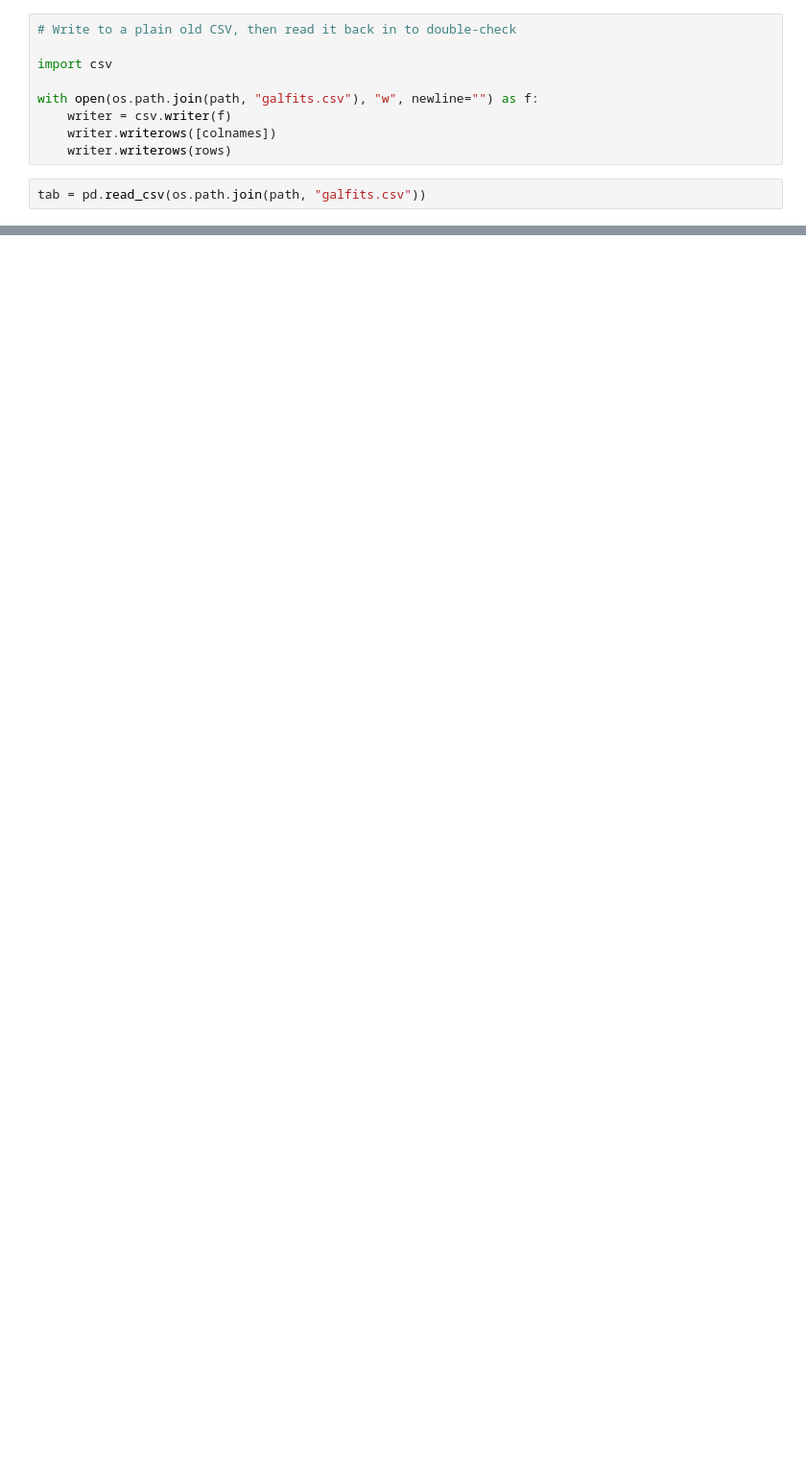
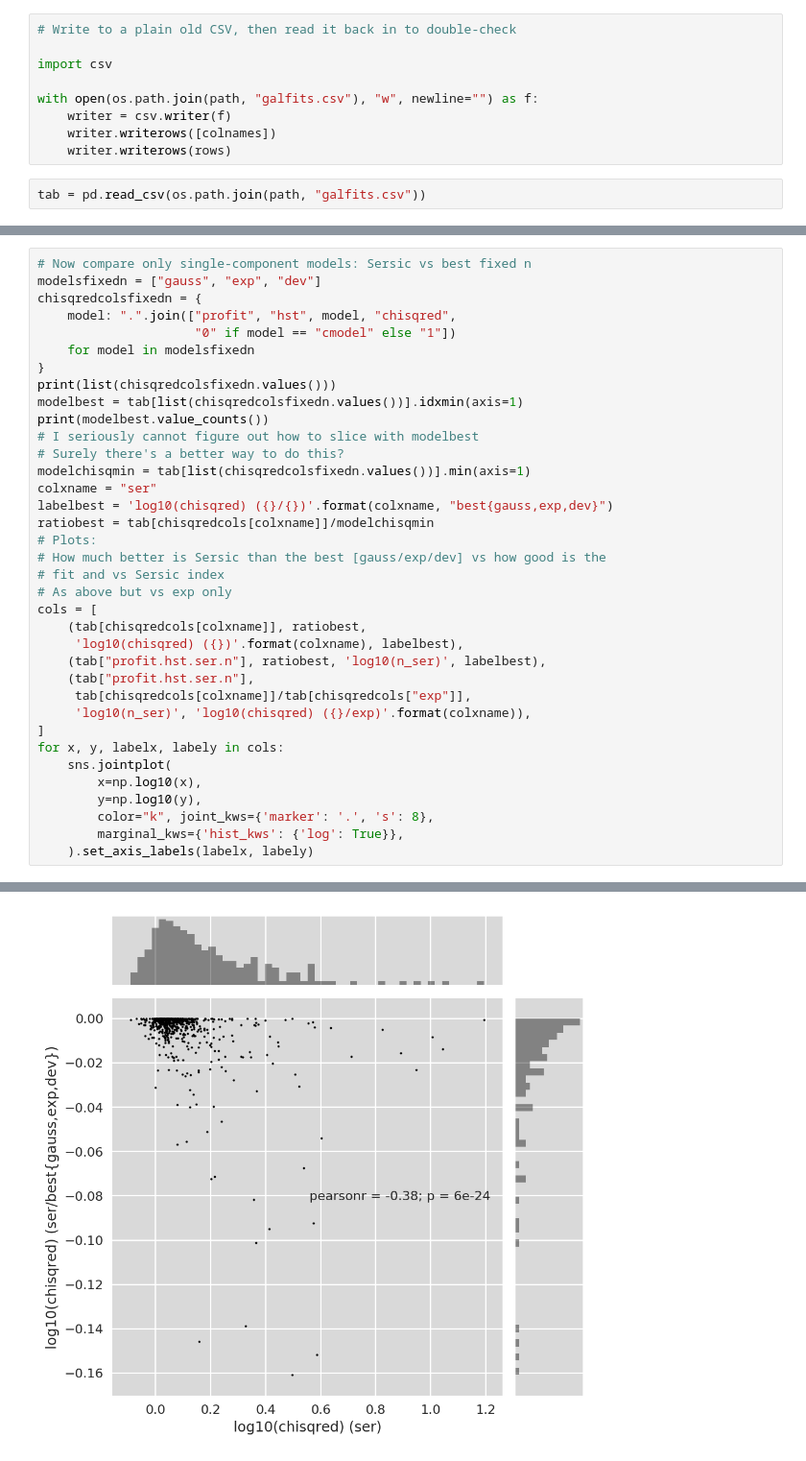
Before and after one commit to lsst-dm/modelling_research, a Jupyter notebook: jupyternotebooks/cosmos_hst_analysis.ipynb, the cells around one changed output, grey strips where cells are left out. Shown at 96% size. Drawn from its saved outputs; the diff is of its cells as text; blank space fills up the shorter version.

```diff
--- a/jupyternotebooks/cosmos_hst_analysis.ipynb
+++ b/jupyternotebooks/cosmos_hst_analysis.ipynb
@@ -266,0 +270,37 @@ dtype: int64
+# %%
+# Now compare only single-component models: Sersic vs best fixed n
+modelsfixedn = ["gauss", "exp", "dev"]
+chisqredcolsfixedn = {
+    model: ".".join(["profit", "hst", model, "chisqred",
+                     "0" if model == "cmodel" else "1"])
+    for model in modelsfixedn
+}
+print(list(chisqredcolsfixedn.values()))
+modelbest = tab[list(chisqredcolsfixedn.values())].idxmin(axis=1)
+print(modelbest.value_counts())
+# I seriously cannot figure out how to slice with modelbest
+# Surely there's a better way to do this?
+modelchisqmin = tab[list(chisqredcolsfixedn.values())].min(axis=1)
+colxname = "ser"
+labelbest = 'log10(chisqred) ({}/{})'.format(colxname, "best{gauss,exp,dev}")
+ratiobest = tab[chisqredcols[colxname]]/modelchisqmin
+# Plots:
+# How much better is Sersic than the best [gauss/exp/dev] vs how good is the
+# fit and vs Sersic index
+# As above but vs exp only
+cols = [
+    (tab[chisqredcols[colxname]], ratiobest,
+     'log10(chisqred) ({})'.format(colxname), labelbest),
+    (tab["profit.hst.ser.n"], ratiobest, 'log10(n_ser)', labelbest),
+    (tab["profit.hst.ser.n"],
+     tab[chisqredcols[colxname]]/tab[chisqredcols["exp"]],
+     'log10(n_ser)', 'log10(chisqred) ({}/exp)'.format(colxname)),
+]
+for x, y, labelx, labely in cols:
+    sns.jointplot(
+        x=np.log10(x),
+        y=np.log10(y),
+        color="k", joint_kws={'marker': '.', 's': 8},
+        marginal_kws={'hist_kws': {'log': True}},
+    ).set_axis_labels(labelx, labely)
+# %% [output]
@@ -266,0 +312 @@ dtype: int64
+[figure, added]
```
Also changed, not shown: parts of 6 cells of this notebook, 1 other file.
